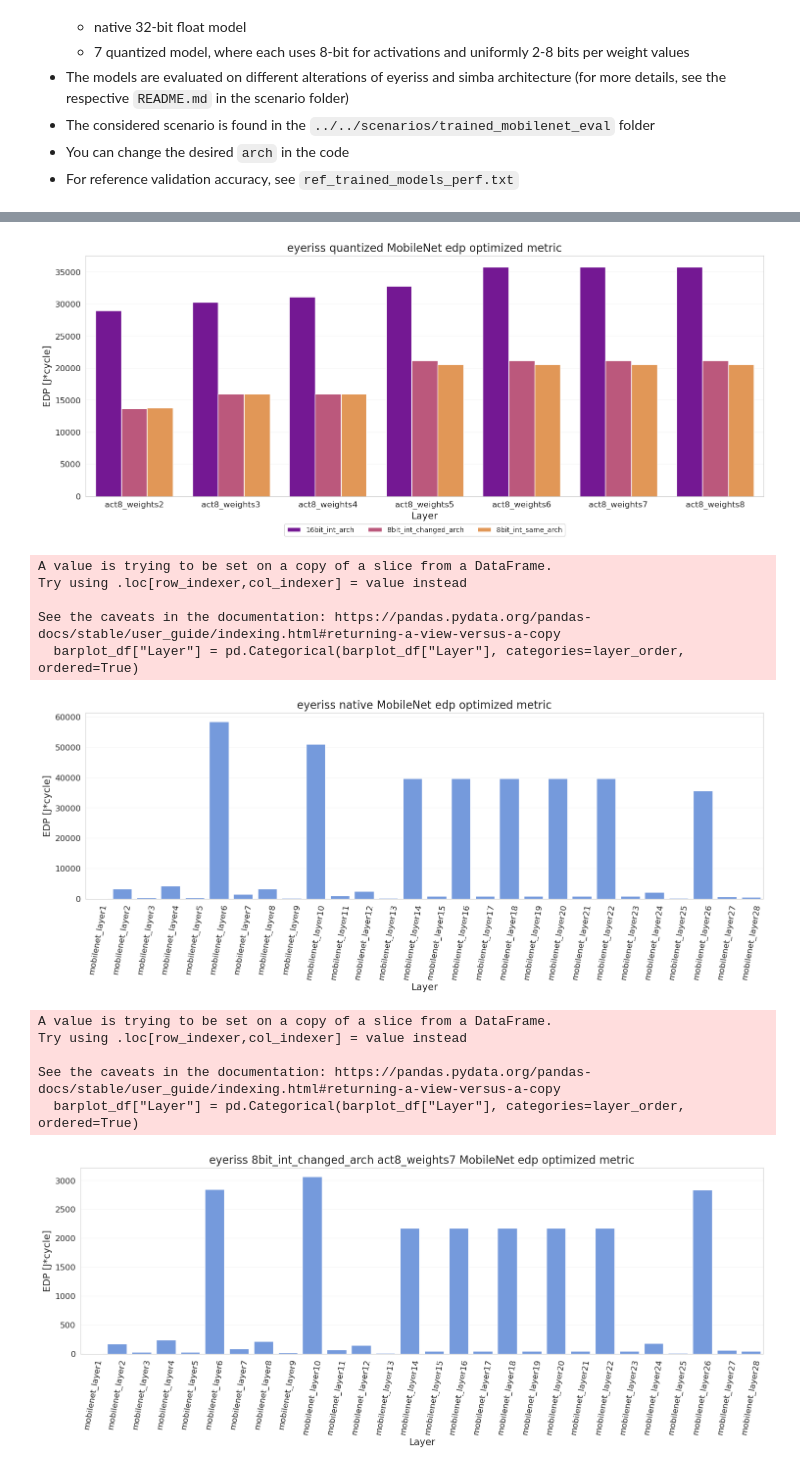
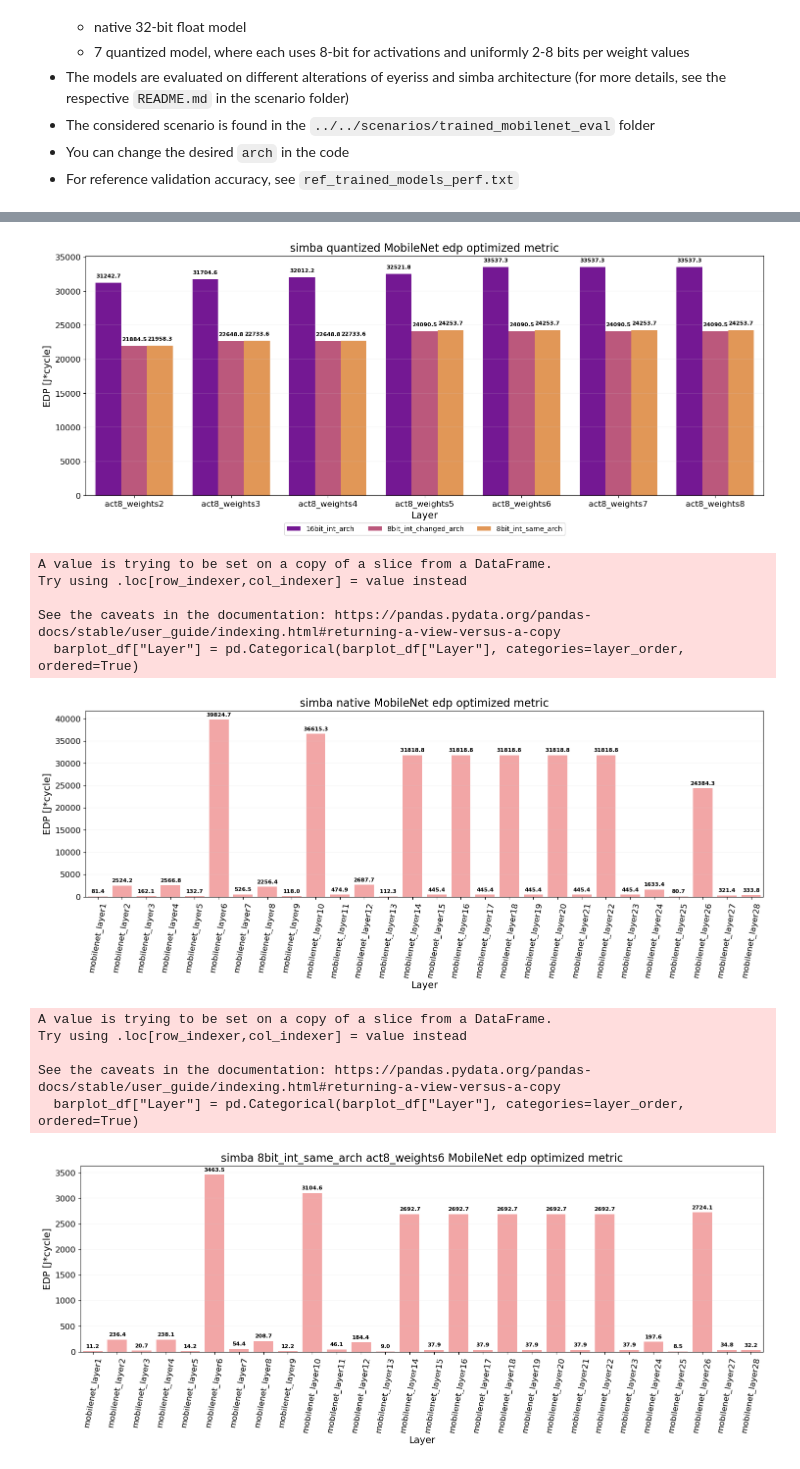
Before and after one commit to honzastor/accelergy-timeloop-infrastructure-quantization-feature, a Jupyter notebook: quantization-exercises/utils/plot_graphs/plot_graphs.ipynb, the cells around one changed output, grey strips where cells are left out. Saved outputs shown, nothing was run; the diff lists cells and outputs as text; code cells hidden in the pictures.

```diff
--- a/quantization-exercises/utils/plot_graphs/plot_graphs.ipynb
+++ b/quantization-exercises/utils/plot_graphs/plot_graphs.ipynb
@@ -110,7 +110,7 @@ stats_df = pd.concat(stats_dfs, axis=0, ignore_index=True)
 # %%
 """ SCATTER PLOT """
 ### MODIFY/SELECT DATA ###
-design_setting = "no_optimizations" # gating_optimization, no_optimizations
+design_setting = "gating_optimization" # gating_optimization, no_optimizations
 layer_choice = 'AlexNet_layer3' # AlexNet_layer1, AlexNet_layer2, AlexNet_layer3, AlexNet_layer4, AlexNet_layer5
 
 scatter_plot_df = oaves_df.loc[(oaves_df['Layer'] == layer_choice) & (design_setting == oaves_df['Design setting'])]
@@ -162,6 +162,12 @@ See the caveats in the documentation: https://pandas.pydata.org/pandas-docs/stab
 # Get the total number of records for each quant_setting (NOTE that the numbers do not represent total number of valid mappings per setting! Because just the best evaluated mappings per thread is reported (in other words, the number is probably less than the actual number of valid mappings and will change with different number of threads used, to see true counts, run the mapper with live-status option on))
 total_records = scatter_plot_df.groupby(['Datawidth setting']).size().reset_index(name='Total Records')
 print(total_records.sort_values('Total Records'))
+
+for quant_setting in quant_settings:
+    quant_setting_df = scatter_plot_df[scatter_plot_df['Datawidth setting'] == quant_setting]
+    best_mapping = quant_setting_df.loc[quant_setting_df['EDP [J*cycle]'].idxmin()]
+    scatter_plot_df.loc[best_mapping.name, 'Best'] = True
+    print(f"{quant_setting} best EDP mapping: {best_mapping['EDP [J*cycle]']} J*cycle")
 # %% [output]
         Datawidth setting  Total Records
 1                  native          18079
@@ -371,7 +400,7 @@ plt.show()
 # %%
 """ BAR PLOT QUANTIZED WHOLE MODELS """
 ### MODIFY/SELECT DATA ###
-arch_name = "eyeriss"    # "eyeriss", "simba"
+arch_name = "simba"    # "eyeriss", "simba"
 # Filter the dataframe based on the chosen architecture
 barplot_df = quant_stats_df[(quant_stats_df['Architecture'] == arch_name)]
 
@@ -380,7 +409,7 @@ barplot_df = barplot_df.groupby(['Design setting', 'Datawidth setting']).sum().r
 
 ### PLOT GRAPHS ###
 plt.figure(figsize=(15, 6))
-sns.barplot(x="Datawidth setting", y="EDP [J*cycle]", hue="Design setting", data=barplot_df, palette="plasma")
+barplot = sns.barplot(x="Datawidth setting", y="EDP [J*cycle]", hue="Design setting", data=barplot_df, palette="plasma")
 
 # Add y-axis grid lines
 plt.grid(axis='y', color='lightgray', linestyle='-', linewidth=0.25, alpha=0.75)
@@ -394,6 +423,16 @@ plt.yticks(fontsize=12)
 # Set legend position and font size
 plt.legend(loc='upper center', bbox_to_anchor=(0.5, -0.1), ncol=3)
 
+# Loop over the bars, and add a label (the value of the bar) above each bar
+for p in barplot.patches:
+    barplot.annotate(format(p.get_height(), '.1f'),
+                   (p.get_x() + p.get_width() / 2., p.get_height()),
+                   ha = 'center', va = 'center',
+                   xytext = (0, 10),
+                   textcoords = 'offset points',
+                   fontsize=8,  # Adjust the font size as desired
+                   weight='bold')  # Make the font bold
+
 # Save the plot
 plt.tight_layout()
 fig_location = "plots/Experiment3"
@@ -405,11 +444,11 @@ plt.savefig(os.path.join(fig_location, f'{arch_name}_edp_quant_MobileNet_barplot
 plt.title(f"{arch_name} quantized MobileNet edp optimized metric", fontsize=16)
 plt.show()
 # %% [output]
-[figure, old version]
+[figure, new version]
 # %%
 """ BAR PLOT NATIVE MODEL LAYERS """
 ### MODIFY/SELECT DATA ###
-arch_name = "eyeriss"    # "eyeriss", "simba"
+arch_name = "simba"    # "eyeriss", "simba"
 
 # Filter the dataframe based on the chosen architecture
 barplot_df = native_stats_df[(native_stats_df['Architecture'] == arch_name)]
@@ -420,7 +459,8 @@ barplot_df["Layer"] = pd.Categorical(barplot_df["Layer"], categories=layer_order
 
 ### PLOT GRAPHS ###
 plt.figure(figsize=(15, 6))
-sns.barplot(x="Layer", y="EDP [J*cycle]", data=barplot_df, color="cornflowerblue")
+pastel_red = (255/255, 153/255, 153/255)
+barplot = sns.barplot(x="Layer", y="EDP [J*cycle]", data=barplot_df, color=pastel_red)
 
 # Add y-axis grid lines
 plt.grid(axis='y', color='lightgray', linestyle='-', linewidth=0.25, alpha=0.75)
@@ -431,6 +471,15 @@ plt.ylabel('EDP [J*cycle]', fontsize=14)
 plt.xticks(rotation=80, fontsize=12)
 plt.yticks(fontsize=12)
 
+# Loop over the bars, and add a label (the value of the bar) above each bar
+for p in barplot.patches:
+    barplot.annotate(format(p.get_height(), '.1f'),
+                   (p.get_x() + p.get_width() / 2., p.get_height()),
+                   ha = 'center', va = 'center',
+                   xytext = (0, 7),
+                   textcoords = 'offset points',
+                   fontsize=8,  # Adjust the font size as desired
+                   weight='bold')  # Make the font bold
 
 # Save the plot
 plt.tight_layout()
@@ -448,13 +497,13 @@ Try using .loc[row_indexer,col_indexer] = value instead
 
 See the caveats in the documentation: https://pandas.pydata.org/pandas-docs/stable/user_guide/indexing.html#returning-a-view-versus-a-copy
   barplot_df["Layer"] = pd.Categorical(barplot_df["Layer"], categories=layer_order, ordered=True)
-[figure, old version]
+[figure, new version]
 # %%
 """ BAR PLOT QUANTIZED MODEL LAYERS """
 ### MODIFY/SELECT DATA ###
-arch_name = "eyeriss"    # "eyeriss", "simba"
-design_choice = "8bit_int_changed_arch"    # "8bit_int_changed_arch", "8bit_int_same_arch", "16bit_int_arch"
-quant_choice = "act8_weights7"    # "act8_weights2", "act8_weights3", "act8_weights4", "act8_weights5", "act8_weights6", "act8_weights7", "act8_weights8"
+arch_name = "simba"    # "eyeriss", "simba"
+design_choice = "16bit_int_arch"    # "8bit_int_changed_arch", "8bit_int_same_arch", "16bit_int_arch"
+quant_choice = "act8_weights6"    # "act8_weights2", "act8_weights3", "act8_weights4", "act8_weights5", "act8_weights6", "act8_weights7", "act8_weights8"
 
 # Filter the dataframe based on the chosen architecture
 barplot_df = quant_stats_df[(quant_stats_df['Architecture'] == arch_name) & (quant_stats_df['Design setting'] == design_choice) & (quant_stats_df['Datawidth setting'] == quant_choice)]
@@ -465,35 +514,45 @@ barplot_df["Layer"] = pd.Categorical(barplot_df["Layer"], categories=layer_order
 
 ### PLOT GRAPHS ###
 plt.figure(figsize=(15, 6))
-sns.barplot(x="Layer", y="EDP [J*cycle]", data=barplot_df, color="cornflowerblue")
+pastel_red = (255/255, 153/255, 153/255)
+barplot = sns.barplot(x="Layer", y="EDP [J*cycle]", data=barplot_df, color=pastel_red)
 
 # Add y-axis grid lines
 plt.grid(axis='y', color='lightgray', linestyle='-', linewidth=0.25, alpha=0.75)
 
 # Set plot labels
 plt.xlabel('Layer', fontsize=14)
 plt.ylabel('EDP [J*cycle]', fontsize=14)
 plt.xticks(rotation=80, fontsize=12)
 plt.yticks(fontsize=12)
 
+# Loop over the bars, and add a label (the value of the bar) above each bar
+for p in barplot.patches:
+    barplot.annotate(format(p.get_height(), '.1f'),
+                   (p.get_x() + p.get_width() / 2., p.get_height()),
+                   ha = 'center', va = 'center',
+                   xytext = (0, 7),
+                   textcoords = 'offset points',
+                   fontsize=8,  # Adjust the font size as desired
+                   weight='bold')  # Make the font bold
 
 # Save the plot
 plt.tight_layout()
 fig_location = "plots/Experiment3"
 if not os.path.exists(fig_location):
     os.makedirs(fig_location)
 plt.savefig(os.path.join(fig_location, f'{arch_name}_{design_choice}_edp_quant_MobileNet_{quant_choice}_layers_barplot.png'), bbox_inches='tight')
 plt.savefig(os.path.join(fig_location, f'{arch_name}_{design_choice}_edp_quant_MobileNet_{quant_choice}_layers_barplot.pdf'), bbox_inches='tight')
 
 plt.title(f"{arch_name} {design_choice} {quant_choice} MobileNet edp optimized metric", fontsize=16)
 plt.show()
 # %% [output]
 A value is trying to be set on a copy of a slice from a DataFrame.
 Try using .loc[row_indexer,col_indexer] = value instead
 
 See the caveats in the documentation: https://pandas.pydata.org/pandas-docs/stable/user_guide/indexing.html#returning-a-view-versus-a-copy
   barplot_df["Layer"] = pd.Categorical(barplot_df["Layer"], categories=layer_order, ordered=True)
-[figure, old version]
+[figure, new version]
 # %%
 " ACCURACY PLOT "
 ### MODIFY/SELECT DATA ###
```
Also changed, not shown: parts of 6 cells of this notebook, 1 other file.
